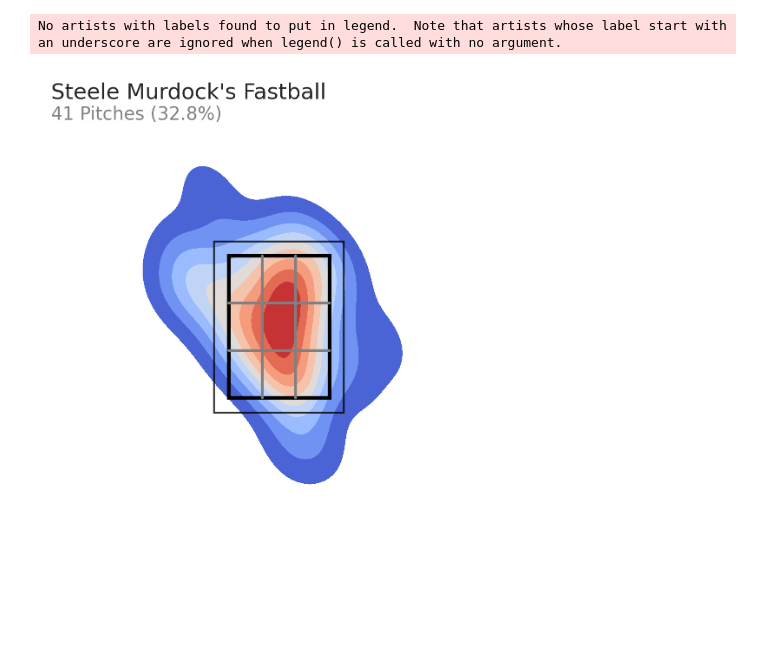
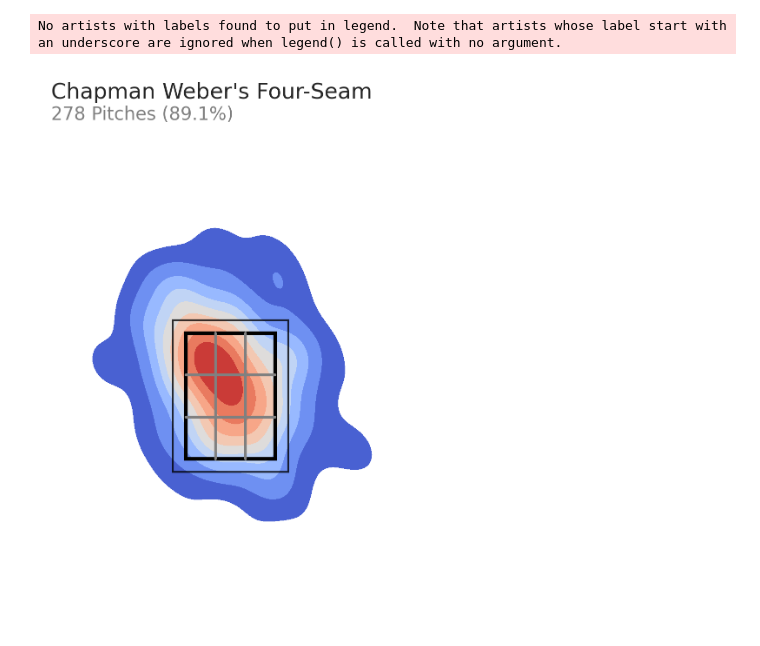
Before and after one commit to jackkalsched/UCSD_Baseball_25, a Jupyter notebook: Pitching/pitch reports/heat_maps.ipynb, the cells around one changed output. Saved outputs shown, nothing was run; the diff lists cells and outputs as text; code cells hidden in the pictures.

```diff
--- a/Pitching/pitch reports/heat_maps.ipynb
+++ b/Pitching/pitch reports/heat_maps.ipynb
@@ -11,7 +11,7 @@ import numpy as np
 
 pd.options.display.max_columns = None
 # %%
-df = pd.read_csv("../Files/merged_trackman_games.csv").copy()
+df = pd.read_csv("../../Files/pitch_class_trackman_games.csv").iloc[:, 1:].copy()
 df
 # %% [output]
 |  | PitchNo | Date | Time | PAofInning | PitchofPA | Pitcher | PitcherId | PitcherThrows | PitcherTeam | ... |
@@ -30,20 +30,17 @@ df
 # %%
-df = pd.read_csv("../Files/merged_trackman_games.csv").copy()
-
-pitch_colors = {'Fastball': 'blueviolet',
+pitch_colors = {'Four-Seam': 'blueviolet',
                 'Sinker': 'magenta',
                 'Cutter': 'crimson',
-                'ChangeUp': 'cyan',
+                'Changeup': 'cyan',
                 'Splitter': 'teal',
                 'Slider': 'lawngreen',
                 'Curveball': 'yellow',
-                'Sweeper': 'orange',
-                'Knuckleball': '#1BB999',
-                'Unknown': 'lightgrey'}
+                # 'Sweeper': 'orange',
+                # 'Knuckleball': '#1BB999',
+                # 'Unknown': 'lightgrey'
+                }
 
 valid_pitches = {k for k in pitch_colors if k != 'Unknown'}
-df['TaggedPitchType'] = df['TaggedPitchType'].apply(lambda x: 'Fastball' if x=='FourSeamFastBall' else x)
-df['TaggedPitchType'] = df['TaggedPitchType'].apply(lambda x: 'Unknown' if x not in valid_pitches else x)
 df['PlateLocSide'] = df['PlateLocSide']*-1
 # %%
 strike_zone_width = 1.66 # 0.83 + 0.83
@@ -83,9 +64,15 @@ def plot_pitcher_pitch_heatmap(df: pd.DataFrame, pitcher_name: str, pitch_name:
     with a true MLB strike zone and handling missing pitch data.
     """
     df = df[df['Pitcher'] == pitcher_name].reset_index(drop=True).copy()
-    sns.kdeplot(data=df[(df['TaggedPitchType'] == pitch_name) & (df['Strikes'] == 2)], x='PlateLocSide', y='PlateLocHeight', cmap='coolwarm', fill=True)
-    pitch_count = df[(df['TaggedPitchType'] == pitch_name) & (df['Strikes'] == 2)].shape[0]
-    pitch_usage = round((pitch_count / (df[df['Strikes'] == 2]).shape[0]) * 100, 1)
+    sns.kdeplot(data=df[(df['predTaggedPitch'] == pitch_name)
+                        # & (df['Strikes'] == 2)
+                        ], x='PlateLocSide', y='PlateLocHeight', cmap='coolwarm', fill=True)
+    pitch_count = df[(df['predTaggedPitch'] == pitch_name)
+                    #  & (df['Strikes'] == 2)
+                     ].shape[0]
+    pitch_usage = round((pitch_count / (df
+                                        # [df['Strikes'] == 2]
+                                        ).shape[0]) * 100, 1)
 
     ## strike zone code
     outer_zone_width = strike_zone_width + 0.48
@@ -126,7 +113,7 @@ def plot_pitcher_pitch_heatmap(df: pd.DataFrame, pitcher_name: str, pitch_name:
     ax.xaxis.set_major_formatter(FuncFormatter(lambda x, _: int(x)))
     ax.yaxis.set_major_formatter(FuncFormatter(lambda x, _: int(x)))
 # %%
-plot_pitcher_pitch_heatmap(df, 'Murdock, Steele', 'Fastball', plt.subplots()[1])
+plot_pitcher_pitch_heatmap(df, 'Weber, Chapman', 'Four-Seam', plt.subplots()[1])
 # %% [output]
 No artists with labels found to put in legend.  Note that artists whose label start with an underscore are ignored when legend() is called with no argument.
-[figure, old version]
+[figure, new version]
```
Also changed, not shown: parts of 7 cells of this notebook, 1 other file.
